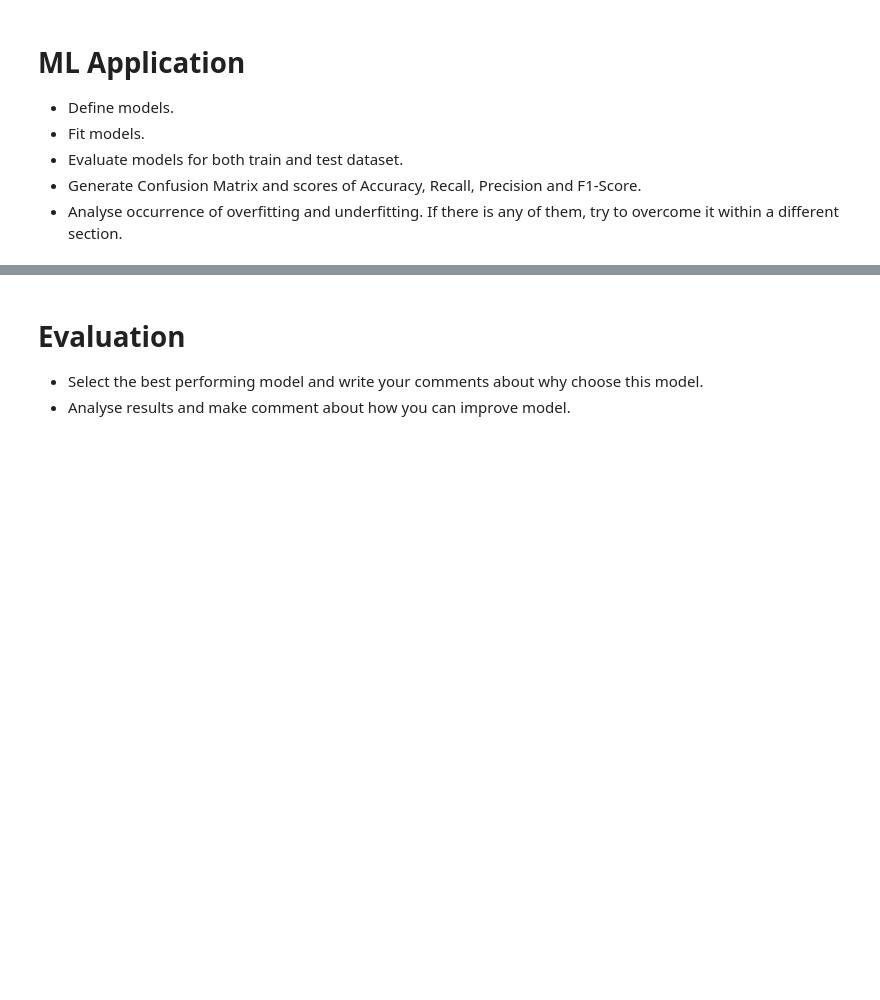
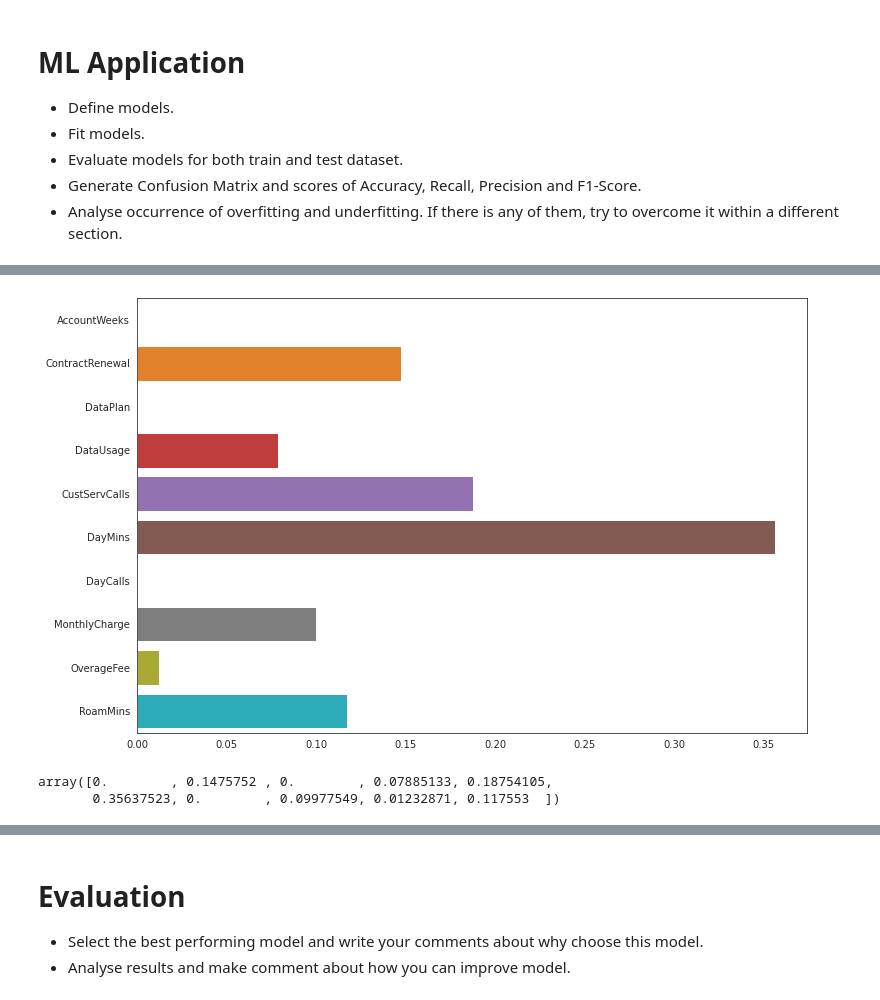
Before and after one commit to KutayAkalin/ML_Course_9-11-20, a Jupyter notebook: Project/09-11-2020 ML Course Nigeria Project 'Victoria Akintomide'.ipynb, the cells around one changed output, grey strips where cells are left out. Cells and saved outputs as stored; diff of their text form; code cells hidden in the pictures; blank space fills up the shorter version.

```diff
--- a/Project/09-11-2020 ML Course Nigeria Project 'Victoria Akintomide'.ipynb
+++ b/Project/09-11-2020 ML Course Nigeria Project 'Victoria Akintomide'.ipynb
@@ -162,0 +305,3 @@ False
+# %%
+#Splitting the data
+X_train, X_test, y_train, y_test = train_test_split(X, y, test_size=0.3, random_state=42)
@@ -162,0 +339,13 @@ False
+# %%
+#Feature Importance
+plt.figure(figsize=(12, 8))
+importance = clf.feature_importances_
+sns.barplot(x=importance, y=X.columns)
+plt.show()
+# %% [output]
+[figure, added]
+# %%
+importance
+# %% [output]
+array([0.        , 0.1475752 , 0.        , 0.07885133, 0.18754105,
+       0.35637523, 0.        , 0.09977549, 0.01232871, 0.117553  ])
```
Also changed, not shown: parts of 29 cells of this notebook.
